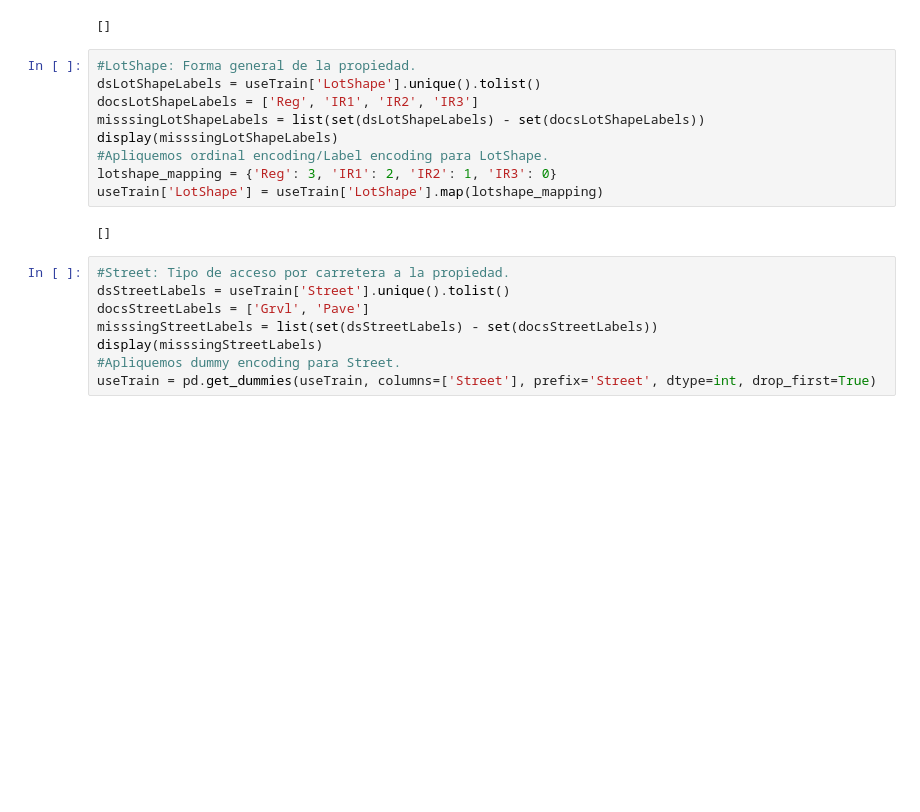
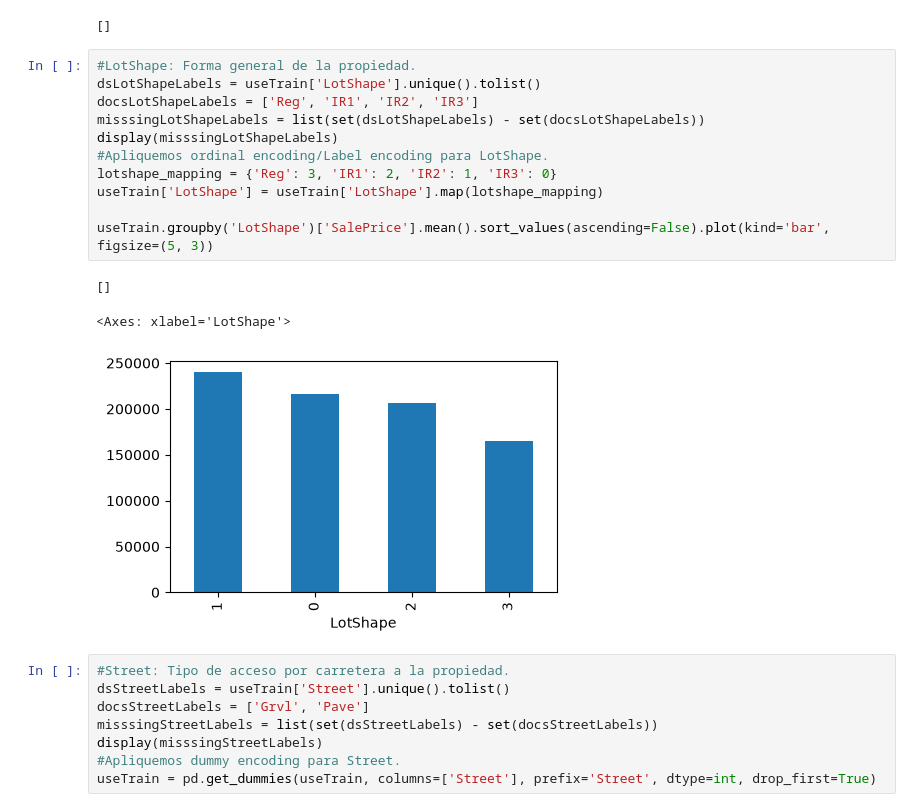
Before and after one commit to Albe036/ML-house-prices, a Jupyter notebook: notebooks/02_feature_encoding.ipynb, the cells around one changed output. Cells and saved outputs as stored; diff of their text form; blank space fills up the shorter version.

```diff
--- a/notebooks/02_feature_encoding.ipynb
+++ b/notebooks/02_feature_encoding.ipynb
@@ -280,14 +284,18 @@ useTrain = pd.get_dummies(useTrain, columns=['LandContour'], prefix='LandContour
 # %%
 #LotShape: Forma general de la propiedad.
 dsLotShapeLabels = useTrain['LotShape'].unique().tolist()
 docsLotShapeLabels = ['Reg', 'IR1', 'IR2', 'IR3']
 misssingLotShapeLabels = list(set(dsLotShapeLabels) - set(docsLotShapeLabels))
 display(misssingLotShapeLabels)
 #Apliquemos ordinal encoding/Label encoding para LotShape.
 lotshape_mapping = {'Reg': 3, 'IR1': 2, 'IR2': 1, 'IR3': 0}
 useTrain['LotShape'] = useTrain['LotShape'].map(lotshape_mapping)
+
+useTrain.groupby('LotShape')['SalePrice'].mean().sort_values(ascending=False).plot(kind='bar', figsize=(5, 3))
 # %% [output]
 []
+<Axes: xlabel='LotShape'>
+[figure, added]
 # %%
 #Street: Tipo de acceso por carretera a la propiedad.
 dsStreetLabels = useTrain['Street'].unique().tolist()
```
Also changed, not shown: parts of 14 cells of this notebook, 2 other files.
